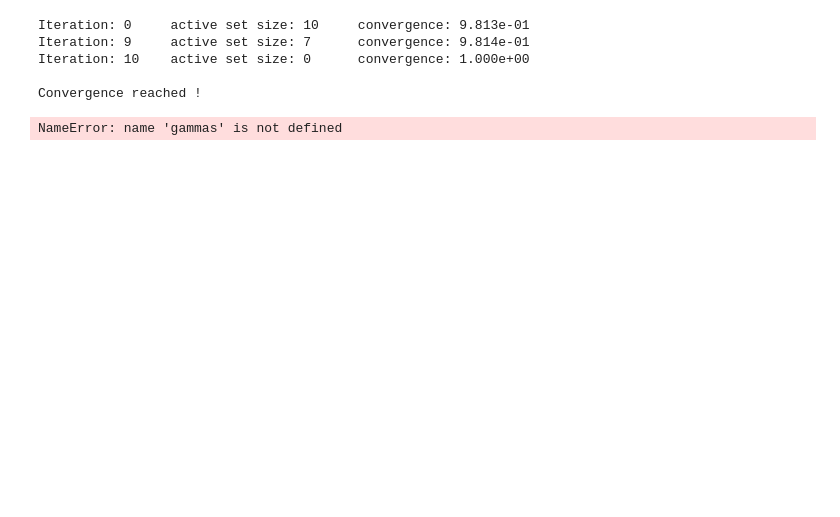
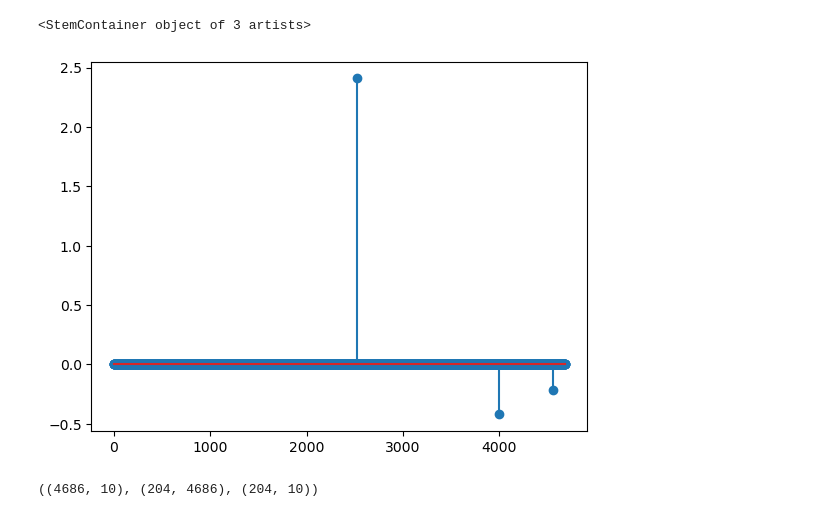
Before and after one commit to braindatalab/BSI-Zoo, a Jupyter notebook: check_gamma_map.ipynb, the cells around one changed output. Cells and saved outputs as stored; diff of their text form; code cells hidden in the pictures; blank space fills up the shorter version.

```diff
--- a/check_gamma_map.ipynb
+++ b/check_gamma_map.ipynb
@@ -233,3 +232,9 @@ y, L, x, cov_scaled, noise_scaled = get_data(nnz=nnz,
                                         cov_type='full',
                                         alpha=0.9 # this is alpha SNR [0.99=40dB SNR]
                                 )
+# %%
+import matplotlib.pyplot as plt
+plt.stem(x.sum(1))
+# %% [output]
+<StemContainer object of 3 artists>
+[figure, added]
@@ -241,16 +436,9 @@ y, L, x, cov_scaled, noise_scaled = get_data(nnz=nnz,
 #        0.06951928, 0.05455595, 0.04281332, 0.03359818, 0.02636651,
 #        0.02069138, 0.01623777, 0.01274275, 0.01      ])
 
-
-# solve with gamma map
-x_hat = gamma_map(y, L, cov_scaled, alpha=1e-4,  update_mode=2)
+# x_hat = gamma_map(y, L, cov_scaled, alpha=1,  update_mode=2)
+x_hat = gamma_map_ok(y, L, cov_scaled, alpha=0.8, update_mode=2, verbose=True)
-# %% [output]
-Iteration: 0     active set size: 10     convergence: 9.813e-01
-Iteration: 9     active set size: 7      convergence: 9.814e-01
-Iteration: 10    active set size: 0      convergence: 1.000e+00
-
-Convergence reached !
-# %%
-print(gammas)
-# %% [output]
-NameError: name 'gammas' is not defined
+# %%
+x_hat.shape, L.shape, y.shape
+# %% [output]
+((4686, 10), (204, 4686), (204, 10))
```
Also changed, not shown: parts of 4 cells of this notebook, 1 other file.
